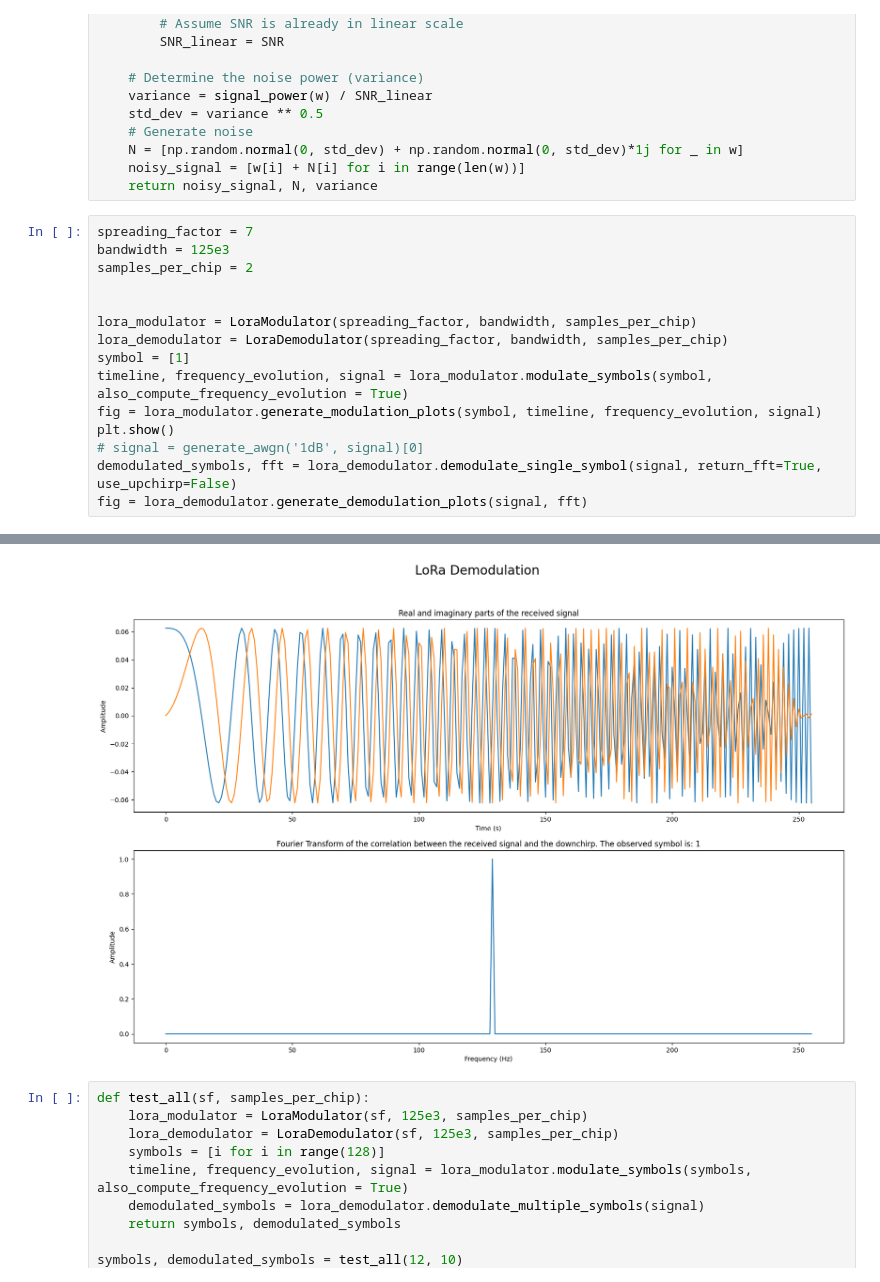
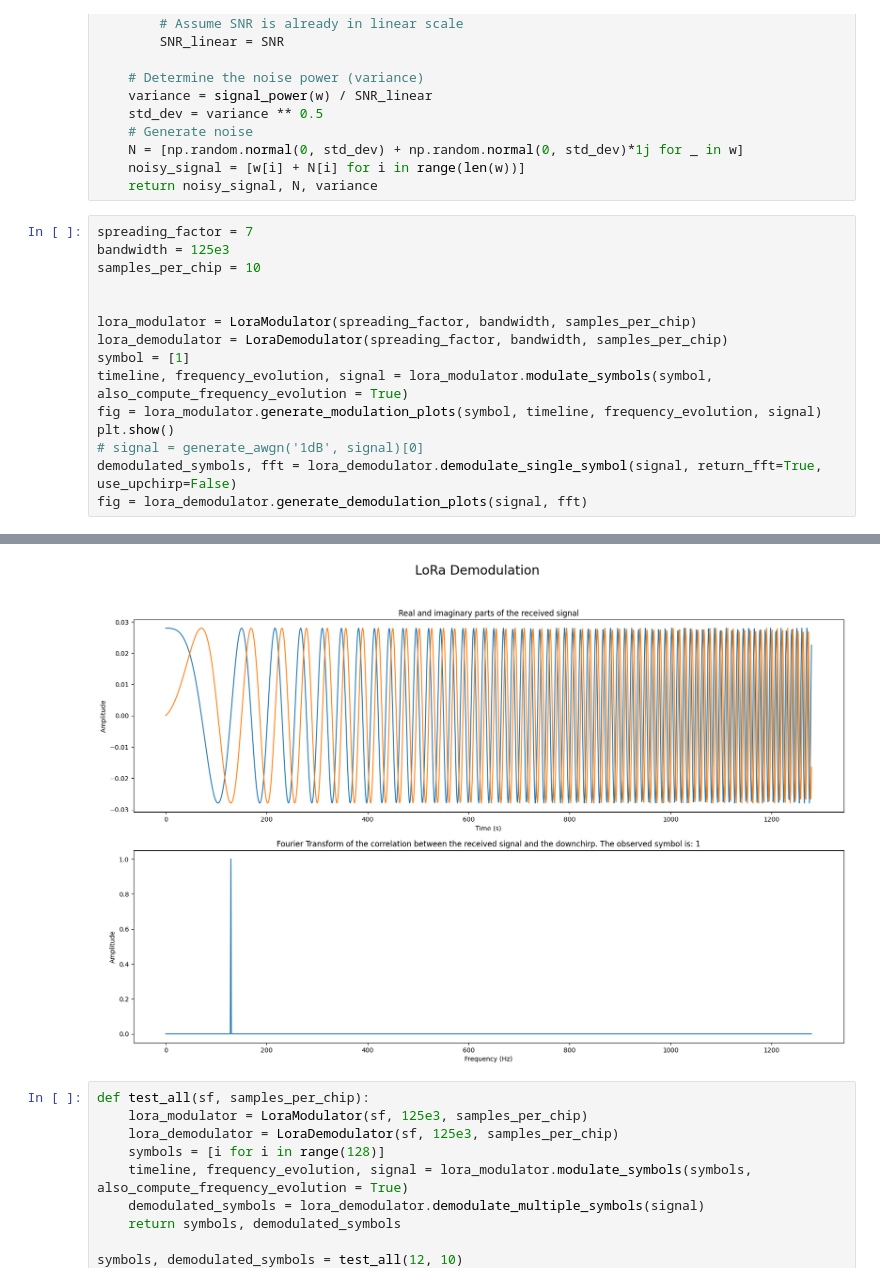
Before and after one commit to stefaema/LoRaSimulator, a Jupyter notebook: refining_1/v2.ipynb, the cells around one changed output, grey strips where cells are left out. Cells and saved outputs as stored; diff of their text form.

```diff
--- a/refining_1/v2.ipynb
+++ b/refining_1/v2.ipynb
@@ -466,7 +466,7 @@ def generate_awgn(SNR, w):
 # %%
 spreading_factor = 7
 bandwidth = 125e3
-samples_per_chip = 2
+samples_per_chip = 10
 
 
 lora_modulator = LoraModulator(spreading_factor, bandwidth, samples_per_chip)
@@ -483,4 +483,4 @@ fig = lora_demodulator.generate_demodulation_plots(signal, fft)
-[figure, old version]
+[figure, new version]
 # %%
 def test_all(sf, samples_per_chip):
     lora_modulator = LoraModulator(sf, 125e3, samples_per_chip)
```
Also changed, not shown: parts of 1 cell of this notebook, 3 other files.
